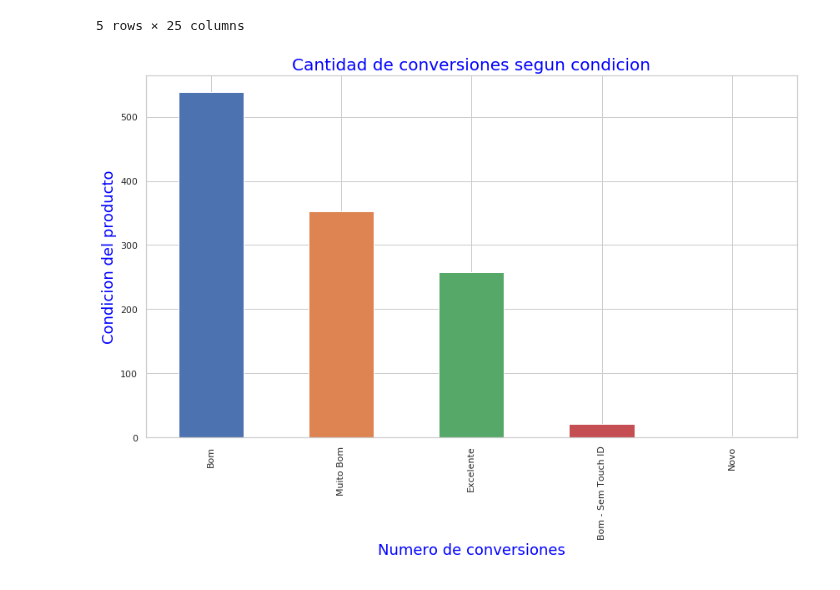
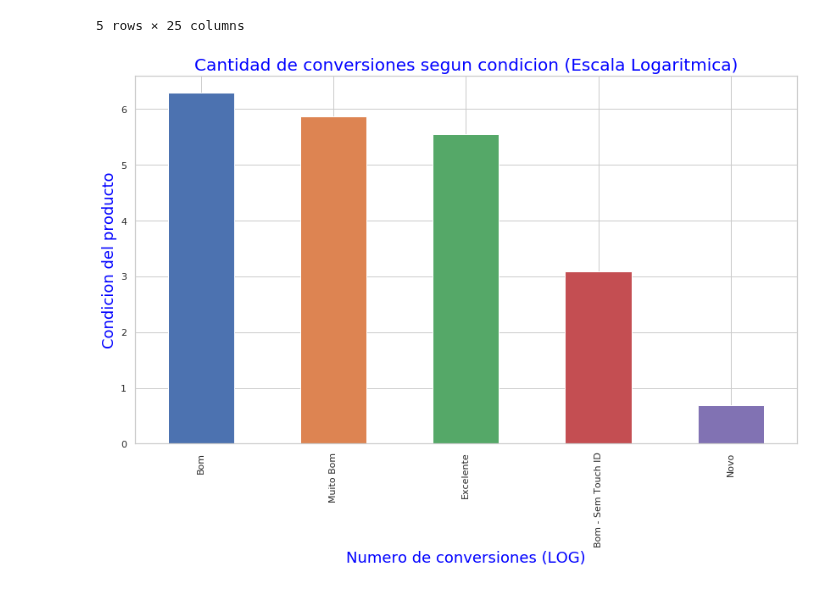
Before and after one commit to Blaz77/DatosReloaded, a Jupyter notebook: TP1/Exploracion_Trocafone.ipynb, the cells around one changed output. Drawn from its saved outputs; the diff is of its cells as text; code cells hidden in the pictures.

Commit message:
cambio las escalas de algunos graficos a logaritmicas asi se ven mejor

```diff
--- a/TP1/Exploracion_Trocafone.ipynb
+++ b/TP1/Exploracion_Trocafone.ipynb
@@ -264,9 +264,9 @@ df[df['event'] == 'conversion'].head()
 | 6985 | 2018-02-09 22:07:07 | conversion | 01db2fe6 | NaN | 6357.0 | Samsung Galaxy J5 | Bom | 16GB | Preto | NaN | ... | ... |
 5 rows × 25 columns
 # %%
-conv_plot = conversions['condition'].value_counts().plot(figsize=(14,8), kind='bar')
-conv_plot.set_title('Cantidad de conversiones segun condicion', fontsize = 20, color = 'blue');
-conv_plot.set_xlabel('Numero de conversiones', color = 'blue', fontsize = 18);
+conv_plot = np.log(conversions['condition'].value_counts()).plot(figsize=(14,8), kind='bar')
+conv_plot.set_title('Cantidad de conversiones segun condicion (Escala Logaritmica)', fontsize = 20, color = 'blue');
+conv_plot.set_xlabel('Numero de conversiones (LOG)', color = 'blue', fontsize = 18);
 conv_plot.set_ylabel('Condicion del producto', color = 'blue', fontsize = 18);
 # %% [output]
-[figure, old version]
+[figure, new version]
```
Also changed, not shown: parts of 1 cell of this notebook.
